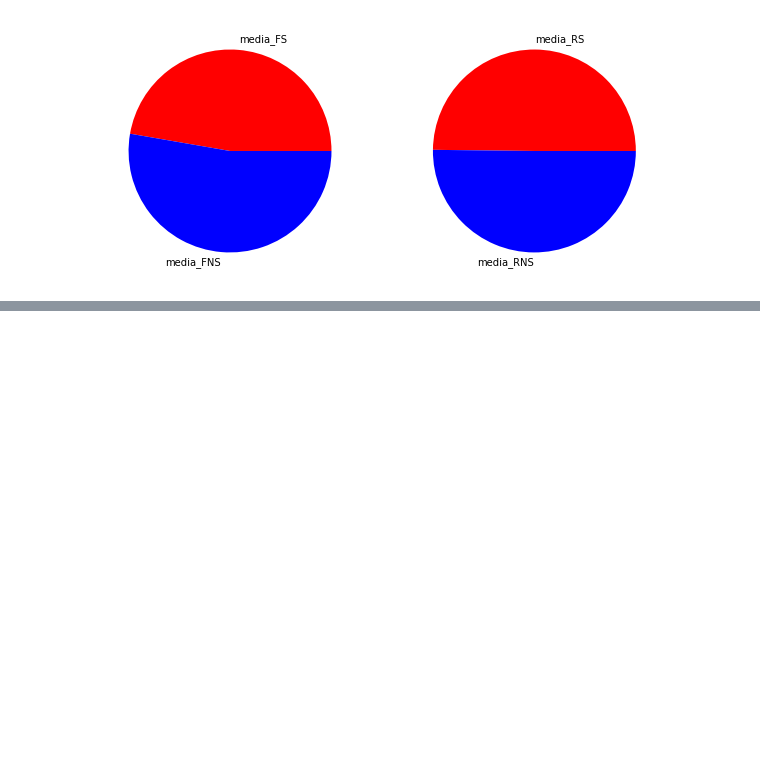
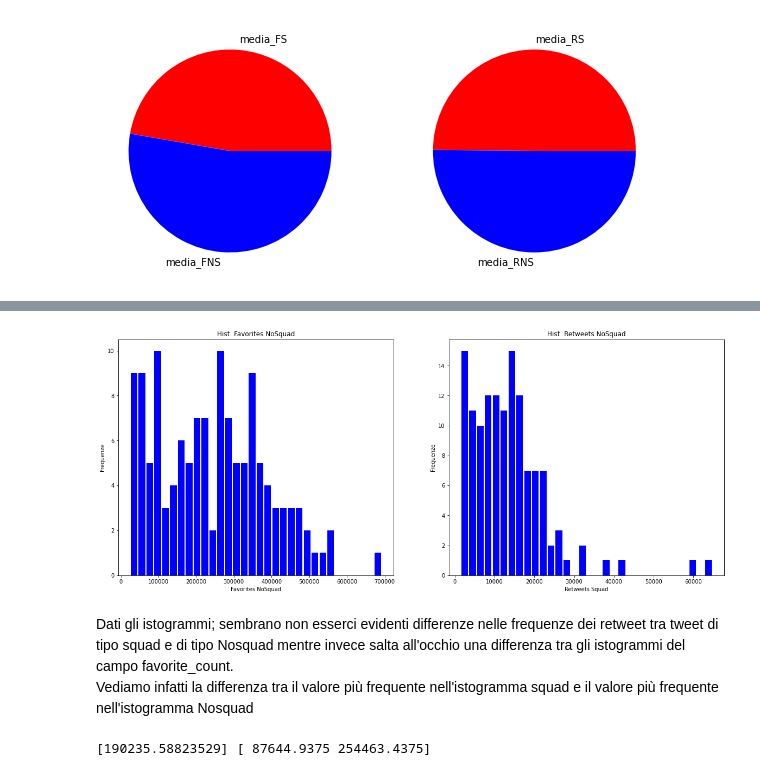
Before and after one commit to Gallo00/Tutorial-API-twitter-ita, a Jupyter notebook: Tutorial.ipynb, the cells around one changed output, grey strips where cells are left out. Cells and saved outputs as stored; diff of their text form; code cells hidden in the pictures; blank space fills up the shorter version.

```diff
--- a/Tutorial.ipynb
+++ b/Tutorial.ipynb
@@ -371,0 +434,35 @@ Possiamo affermare(in base agli ultimi 200 tweet) che effettivamente i seguaci d
+# %%
+favNoSquad = [] #serve per hist dei favorite_count
+retNoSquad = [] #serve per hist dei retweet
+
+for t in Tweet_Nosquad:
+    favNoSquad.append(t.favorite_count)
+    retNoSquad.append(t.retweet_count)
+
+fig, (h1,h2) = plt.subplots(1,2,figsize=(20,8))
+n1,b1,p1 = h1.hist(favNoSquad,color='blue',rwidth=0.85,bins=int(len(Tweet_Nosquad)/4))
+n2,b2,p2 = h2.hist(retNoSquad,color='blue',rwidth=0.85,bins=int(len(Tweet_Nosquad)/4))
+
+h1.set_title('Hist. Favorites NoSquad')
+h1.set_xlabel('Favorites NoSquad')
+h1.set_ylabel('Frequenze')
+
+h2.set_title('Hist. Retweets NoSquad')
+h2.set_xlabel('Retweets Squad')
+h2.set_ylabel('Frequenze')
+plt.show()
+
+valore_piu_frequente_Nosquad = b1[np.where(n1== n1.max())]
+#seleziona il bin con y massima e ne da il valore
+# %% [output]
+[figure, added]
+# %% [markdown]
+Dati gli istogrammi; sembrano non esserci evidenti differenze nelle frequenze dei retweet tra tweet di tipo squad e di tipo Nosquad mentre invece salta all'occhio una differenza tra gli istogrammi del campo favorite_count. <br>
+Vediamo infatti la differenza tra il valore più frequente nell'istogramma squad e il valore più frequente nell'istogramma Nosquad
+# %%
+print(str(valore_piu_frequente_squad) + ' ' + str(valore_piu_frequente_Nosquad))
+#se vengono stampati più valori per una delle 2 variabili(o anche entrambe) significa che ci sono appunto più
+# valori(nel caso che i bins siano meno del numero di elementi non sono valori ma insiemi di valori)
+#che condividono la frequenza massima nell'istogramma
+# %% [output]
+[190235.58823529] [ 87644.9375 254463.4375]
```
Also changed, not shown: parts of 22 cells of this notebook.
